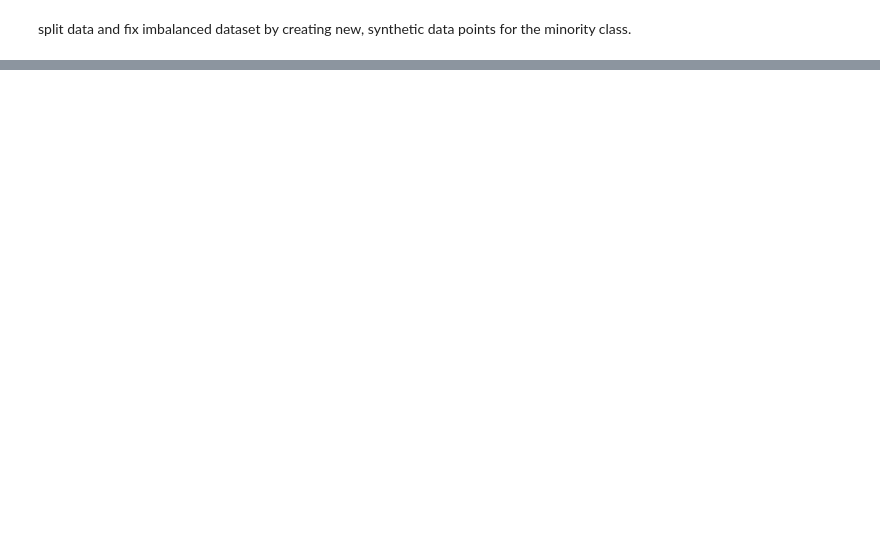
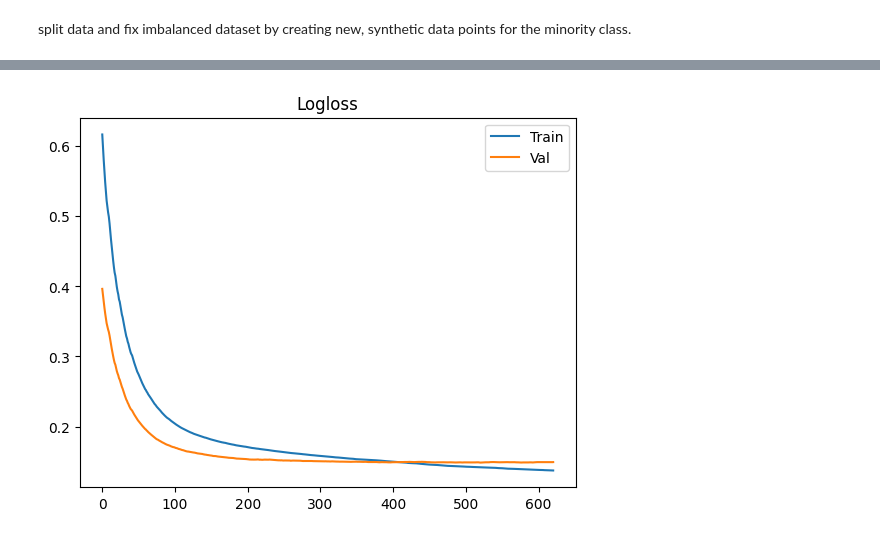
Before and after one commit to Jarukit-Jack/Anti-Money-Laundering-Datamining, a Jupyter notebook: XGBoost/roc-auc-97.ipynb, the cells around one changed output, grey strips where cells are left out. Cells and saved outputs as stored; diff of their text form; code cells hidden in the pictures; blank space fills up the shorter version.

```diff
--- a/XGBoost/roc-auc-97.ipynb
+++ b/XGBoost/roc-auc-97.ipynb
@@ -556,0 +569,99 @@ TPR (Verification): 0.5562
+# %%
+import numpy as np
+import matplotlib.pyplot as plt
+from sklearn.model_selection import train_test_split
+from sklearn.metrics import classification_report, f1_score, average_precision_score, confusion_matrix
+
+# 1) Split (stratify สำคัญมาก)
+X_tr, X_te, y_tr, y_te = train_test_split(
+    X_transformed, newdf['Is Laundering'],
+    train_size=0.7, stratify=newdf['Is Laundering'], random_state=42
+)
+X_tr, X_val, y_tr, y_val = train_test_split(
+    X_tr, y_tr, test_size=0.2, stratify=y_tr, random_state=42
+)
+
+# 2) RandomUnderSampler: ลด class 0 ให้เหลืออัตราส่วน 1:2 (minority:majority = 0.5)
+from imblearn.under_sampling import RandomUnderSampler
+rus = RandomUnderSampler(random_state=42, sampling_strategy=0.5)
+X_tr_res, y_tr_res = rus.fit_resample(X_tr, y_tr)
+
+# 3) DMatrix
+import xgboost as xgb
+dtrain = xgb.DMatrix(X_tr_res, label=y_tr_res)
+dval   = xgb.DMatrix(X_val,    label=y_val)
+dtest  = xgb.DMatrix(X_te,     label=y_te)
+
+# 4) Params: ใช้ aucpr + early stopping; หลัง undersample แล้วให้ scale_pos_weight=1
+# --- ตั้งค่า params ให้มี AUCPR ---
+# ---- Step 0: สร้าง params ก่อน ----
+params = {
+    'objective': 'binary:logistic',
+    'eval_metric': ['aucpr', 'logloss'],  # ใช้ metric ที่เหมาะกับ imbalance
+    'eta': 0.03,            # ลด learning rate
+    'max_depth': 6,         # ลดความลึกของต้นไม้
+    'min_child_weight': 10, # เพิ่มเงื่อนไขการ split
+    'gamma': 1.0,           # ต้องได้ gain สูงถึงจะ split
+    'subsample': 0.7,
+    'colsample_bytree': 0.7,
+    'reg_lambda': 2.0,      # เพิ่ม L2 regularization
+    'reg_alpha': 0.3,       # เพิ่ม L1 regularization
+    'scale_pos_weight': 1,  # undersample แล้วไม่ต้องถ่วงซ้ำ
+    'tree_method': 'hist',
+    'random_state': 42
+}
+
+# ---- Step 1: Train ----
+watchlist = [(dtrain, 'train'), (dval, 'val')]
+eval_results = {}
+
+bst = xgb.train(
+    params=params,
+    dtrain=dtrain,
+    num_boost_round=1500,
+    evals=watchlist,
+    evals_result=eval_results,
+    early_stopping_rounds=100,
+    verbose_eval=False
+)
+
+# ---- Step 2: ดึงรอบที่ดีที่สุด ----
+best_iter = getattr(bst, "best_iteration", getattr(bst, "best_ntree_limit", 0))
+print("Best iteration:", best_iter)
+
+# ---- Step 3: Predict ----
+def xgb_predict(bst, dmat, best_iter):
+    try:
+        return bst.predict(dmat, iteration_range=(0, best_iter)) if best_iter else bst.predict(dmat)
+    except TypeError:
+        return bst.predict(dmat, ntree_limit=best_iter) if best_iter else bst.predict(dmat)
+
+val_prob  = xgb_predict(bst, dval,  best_iter)
+test_prob = xgb_predict(bst, dtest, best_iter)
+
+# ---- Step 4: Threshold tuning ----
+import numpy as np
+from sklearn.metrics import f1_score, classification_report, confusion_matrix, average_precision_score
+
+thr_grid = np.linspace(0.1, 0.9, 17)
+best_thr = 0.7
+
+# ---- Step 5: Evaluate ----
+test_pred = (test_prob >= best_thr).astype(int)
+print("\n=== Test Classification Report ===")
+print(classification_report(y_te, test_pred, digits=4))
+print("PR-AUC (test):", average_precision_score(y_te, test_prob))
+print("Confusion matrix (test):\n", confusion_matrix(y_te, test_pred))
+
+# ---- Step 6: Learning curves ----
+import matplotlib.pyplot as plt
+
+plt.plot(eval_results['train']['logloss'], label='Train')
+plt.plot(eval_results['val']['logloss'], label='Val')
+plt.title('Logloss'); plt.legend(); plt.show()
+
+if 'aucpr' in eval_results['train']:
+    plt.plot(eval_results['train']['aucpr'], label='Train')
+    plt.plot(eval_results['val']['aucpr'], label='Val')
+    plt.title('AUCPR'); plt.legend(); plt.show()
+# %% [output]
@@ -556,0 +684 @@ TPR (Verification): 0.5562
+[figure, added]
```
Also changed, not shown: parts of 33 cells of this notebook, 2 other files.
